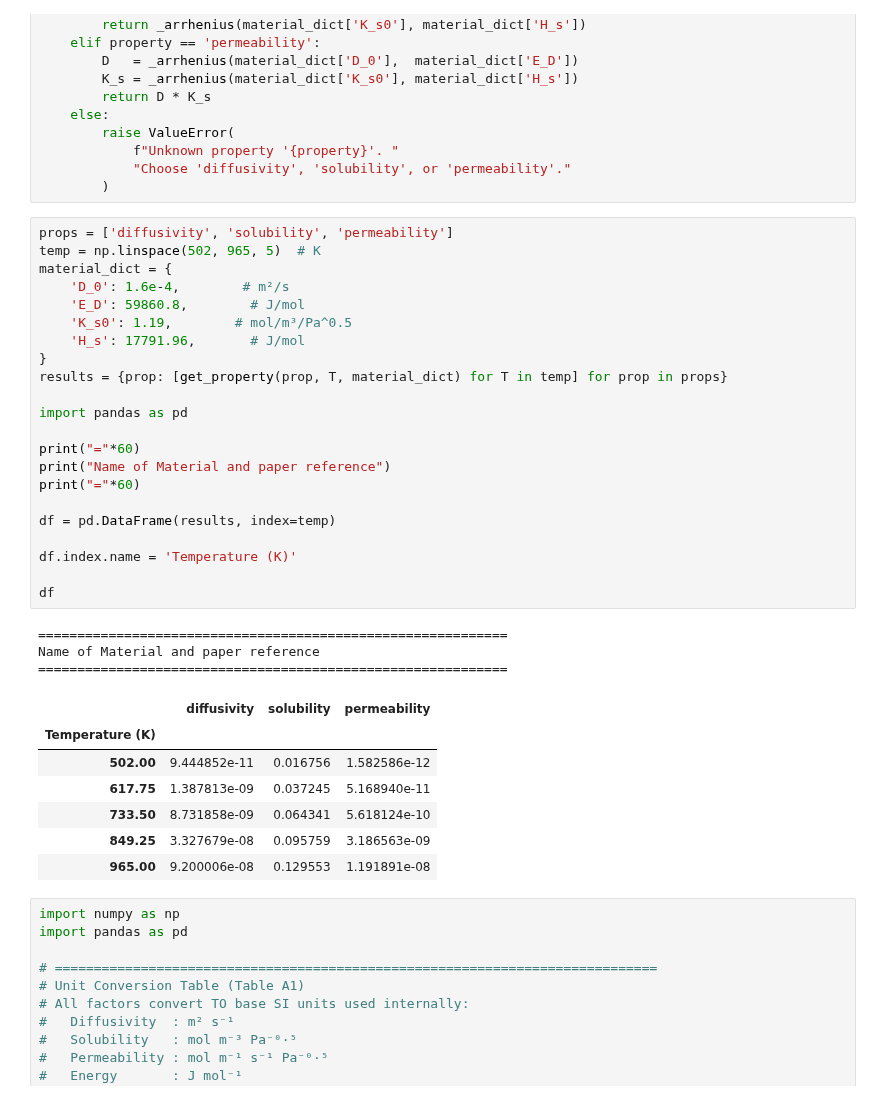
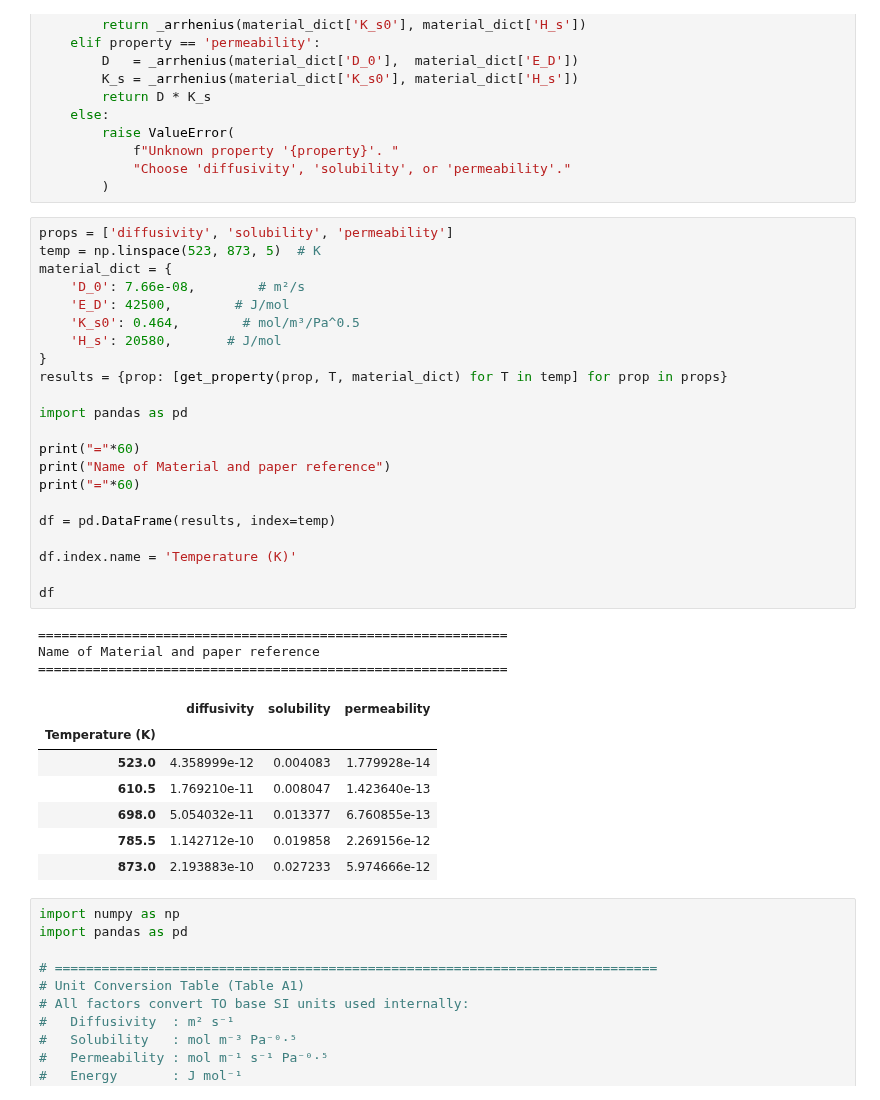
Before and after one commit to Azeezakinyemi999/Continuum_H_permeation, a Jupyter notebook: Application/extract_data.ipynb, the cells around one changed output. Drawn from its saved outputs; the diff is of its cells as text.

```diff
--- a/Application/extract_data.ipynb
+++ b/Application/extract_data.ipynb
@@ -57,37 +57,37 @@ def get_property(property, temperature, material_dict):
         )
 # %%
 props = ['diffusivity', 'solubility', 'permeability']
-temp = np.linspace(502, 965, 5)  # K
+temp = np.linspace(523, 873, 5)  # K
 material_dict = {
-    'D_0': 1.6e-4,        # m²/s
-    'E_D': 59860.8,        # J/mol
-    'K_s0': 1.19,        # mol/m³/Pa^0.5
-    'H_s': 17791.96,       # J/mol
+    'D_0': 7.66e-08,        # m²/s
+    'E_D': 42500,        # J/mol
+    'K_s0': 0.464,        # mol/m³/Pa^0.5
+    'H_s': 20580,       # J/mol
 }
 results = {prop: [get_property(prop, T, material_dict) for T in temp] for prop in props}
 
 import pandas as pd
 
 print("="*60)
 print("Name of Material and paper reference")
 print("="*60)
 
 df = pd.DataFrame(results, index=temp)
 
 df.index.name = 'Temperature (K)'
 
 df
 # %% [output]
 ============================================================
 Name of Material and paper reference
 ============================================================
 |  | diffusivity | solubility | permeability |
 | Temperature (K) |  |  |  |
-| 502.00 | 9.444852e-11 | 0.016756 | 1.582586e-12 |
-| 617.75 | 1.387813e-09 | 0.037245 | 5.168940e-11 |
-| 733.50 | 8.731858e-09 | 0.064341 | 5.618124e-10 |
-| 849.25 | 3.327679e-08 | 0.095759 | 3.186563e-09 |
-| 965.00 | 9.200006e-08 | 0.129553 | 1.191891e-08 |
+| 523.0 | 4.358999e-12 | 0.004083 | 1.779928e-14 |
+| 610.5 | 1.769210e-11 | 0.008047 | 1.423640e-13 |
+| 698.0 | 5.054032e-11 | 0.013377 | 6.760855e-13 |
+| 785.5 | 1.142712e-10 | 0.019858 | 2.269156e-12 |
+| 873.0 | 2.193883e-10 | 0.027233 | 5.974666e-12 |
 # %%
 import numpy as np
 import pandas as pd
```
Also changed, not shown: 12 other files.
